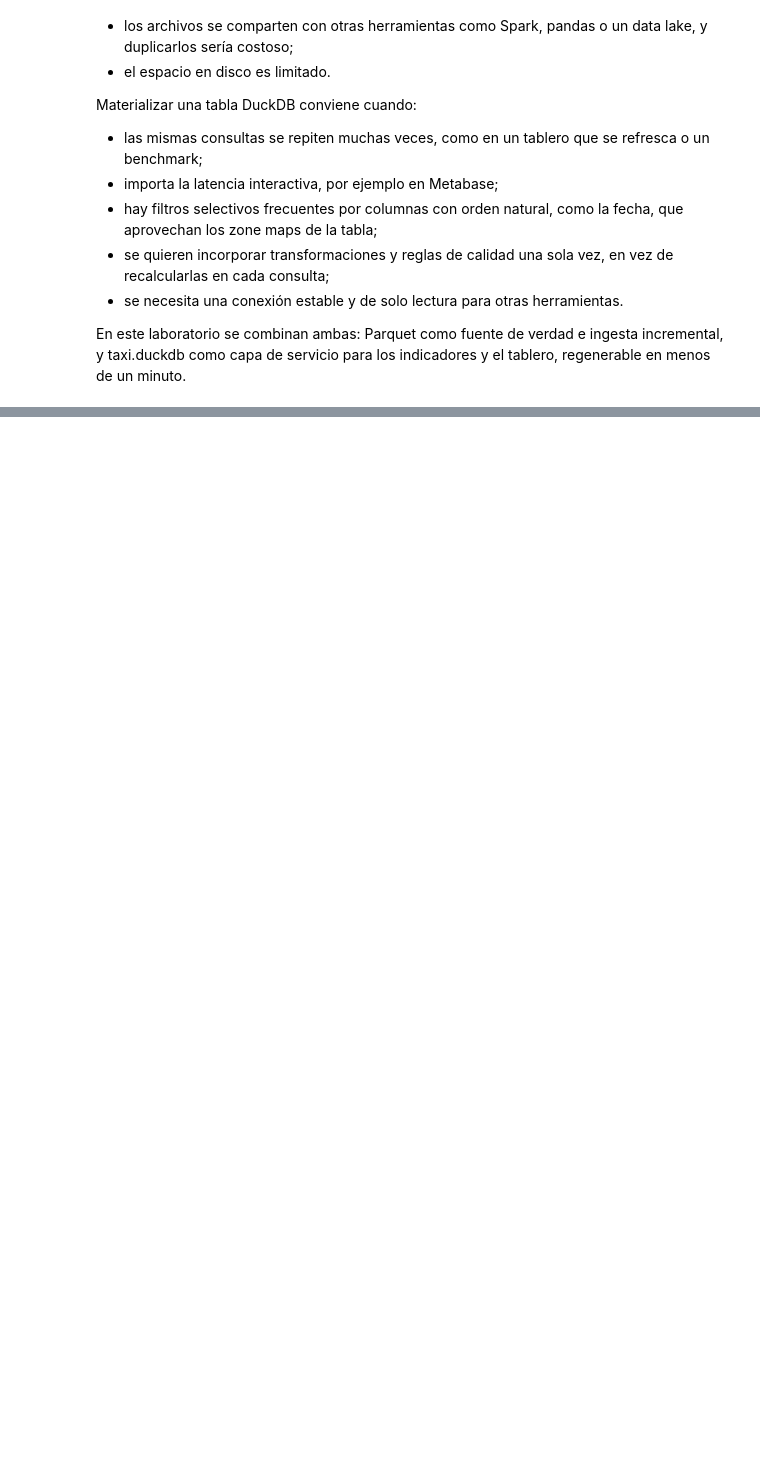
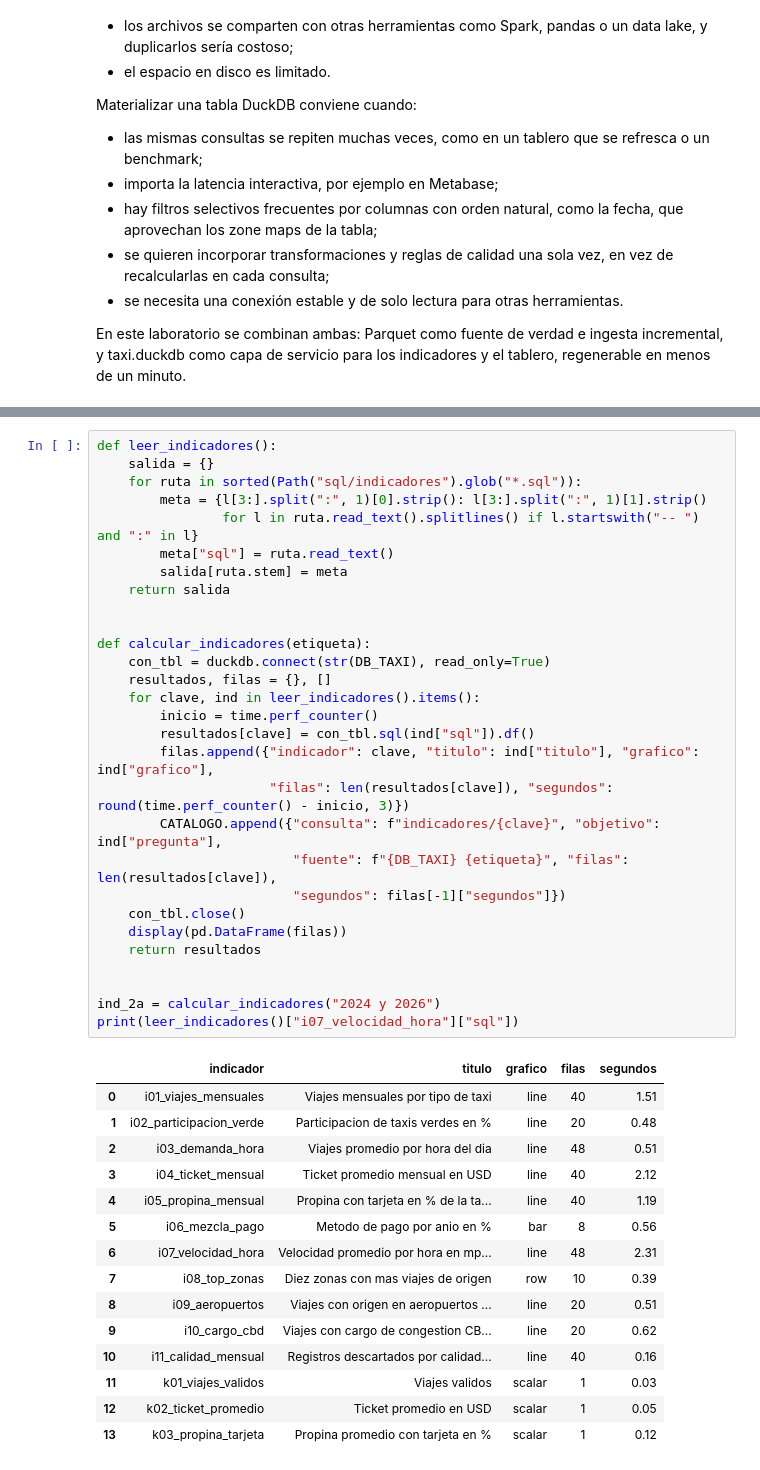
Before and after one commit to erickguerra2/duckdb, a Jupyter notebook: notebooks/Lab8_DuckDB.ipynb, the cells around one changed output, grey strips where cells are left out. Cells and saved outputs as stored; diff of their text form; blank space fills up the shorter version.

```diff
--- a/notebooks/Lab8_DuckDB.ipynb
+++ b/notebooks/Lab8_DuckDB.ipynb
@@ -1644,0 +1687,45 @@ En este laboratorio se combinan ambas: Parquet como fuente de verdad e ingesta i
+# %%
+def leer_indicadores():
+    salida = {}
+    for ruta in sorted(Path("sql/indicadores").glob("*.sql")):
+        meta = {l[3:].split(":", 1)[0].strip(): l[3:].split(":", 1)[1].strip()
+                for l in ruta.read_text().splitlines() if l.startswith("-- ") and ":" in l}
+        meta["sql"] = ruta.read_text()
+        salida[ruta.stem] = meta
+    return salida
+
+
+def calcular_indicadores(etiqueta):
+    con_tbl = duckdb.connect(str(DB_TAXI), read_only=True)
+    resultados, filas = {}, []
+    for clave, ind in leer_indicadores().items():
+        inicio = time.perf_counter()
+        resultados[clave] = con_tbl.sql(ind["sql"]).df()
+        filas.append({"indicador": clave, "titulo": ind["titulo"], "grafico": ind["grafico"],
+                      "filas": len(resultados[clave]), "segundos": round(time.perf_counter() - inicio, 3)})
+        CATALOGO.append({"consulta": f"indicadores/{clave}", "objetivo": ind["pregunta"],
+                         "fuente": f"{DB_TAXI} {etiqueta}", "filas": len(resultados[clave]),
+                         "segundos": filas[-1]["segundos"]})
+    con_tbl.close()
+    display(pd.DataFrame(filas))
+    return resultados
+
+
+ind_2a = calcular_indicadores("2024 y 2026")
+print(leer_indicadores()["i07_velocidad_hora"]["sql"])
+# %% [output]
+|  | indicador | titulo | grafico | filas | segundos |
+| 0 | i01_viajes_mensuales | Viajes mensuales por tipo de taxi | line | 40 | 1.51 |
+| 1 | i02_participacion_verde | Participacion de taxis verdes en % | line | 20 | 0.48 |
+| 2 | i03_demanda_hora | Viajes promedio por hora del dia | line | 48 | 0.51 |
+| 3 | i04_ticket_mensual | Ticket promedio mensual en USD | line | 40 | 2.12 |
+| 4 | i05_propina_mensual | Propina con tarjeta en % de la ta... | line | 40 | 1.19 |
+| 5 | i06_mezcla_pago | Metodo de pago por anio en % | bar | 8 | 0.56 |
+| 6 | i07_velocidad_hora | Velocidad promedio por hora en mp... | line | 48 | 2.31 |
+| 7 | i08_top_zonas | Diez zonas con mas viajes de origen | row | 10 | 0.39 |
+| 8 | i09_aeropuertos | Viajes con origen en aeropuertos ... | line | 20 | 0.51 |
+| 9 | i10_cargo_cbd | Viajes con cargo de congestion CB... | line | 20 | 0.62 |
+| 10 | i11_calidad_mensual | Registros descartados por calidad... | line | 40 | 0.16 |
+| 11 | k01_viajes_validos | Viajes validos | scalar | 1 | 0.03 |
+| 12 | k02_ticket_promedio | Ticket promedio en USD | scalar | 1 | 0.05 |
+| 13 | k03_propina_tarjeta | Propina promedio con tarjeta en % | scalar | 1 | 0.12 |
```
Also changed, not shown: parts of 6 cells of this notebook, 17 other files.
